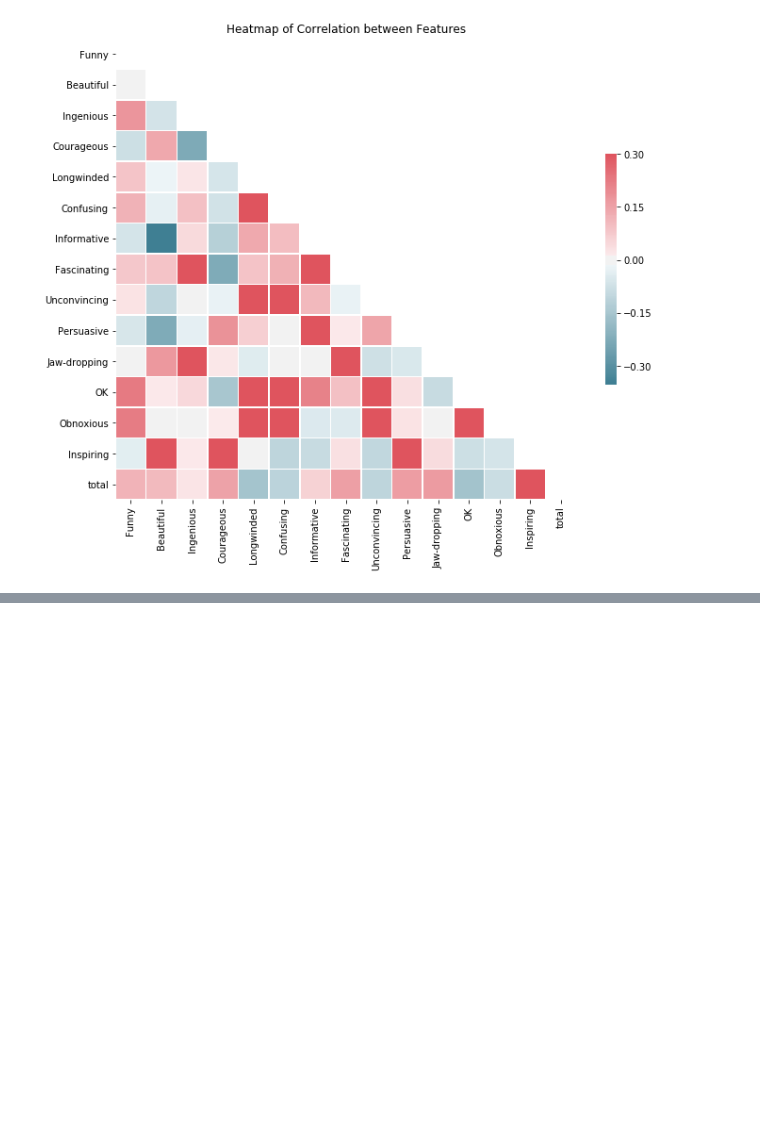
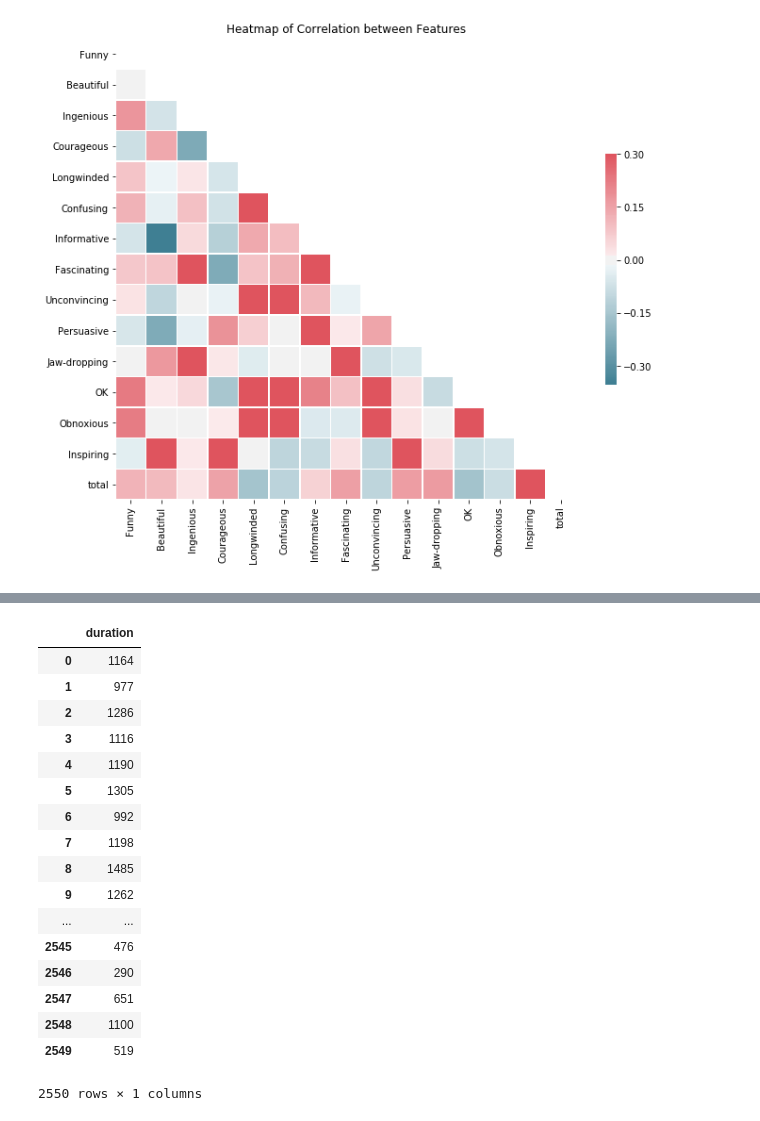
Before and after one commit to augustinechang1/TED-Talk-Prediction, a Jupyter notebook: RatingData.ipynb, the cells around one changed output, grey strips where cells are left out. Cells and saved outputs as stored; diff of their text form; code cells hidden in the pictures; blank space fills up the shorter version.

```diff
--- a/RatingData.ipynb
+++ b/RatingData.ipynb
@@ -326,0 +347,23 @@ Text(0.5,1,'Heatmap of Correlation between Features')
+# %%
+dummyted
+tedtypes = dummyted.rename(columns={'Other TED': 'Other_TED'})
+frame1
+# %% [output]
+|  | duration |
+| 0 | 1164 |
+| 1 | 977 |
+| 2 | 1286 |
+| 3 | 1116 |
+| 4 | 1190 |
+| 5 | 1305 |
+| 6 | 992 |
+| 7 | 1198 |
+| 8 | 1485 |
+| 9 | 1262 |
+| ... | ... |
+| 2545 | 476 |
+| 2546 | 290 |
+| 2547 | 651 |
+| 2548 | 1100 |
+| 2549 | 519 |
+2550 rows × 1 columns
```
Also changed, not shown: parts of 8 cells of this notebook.
